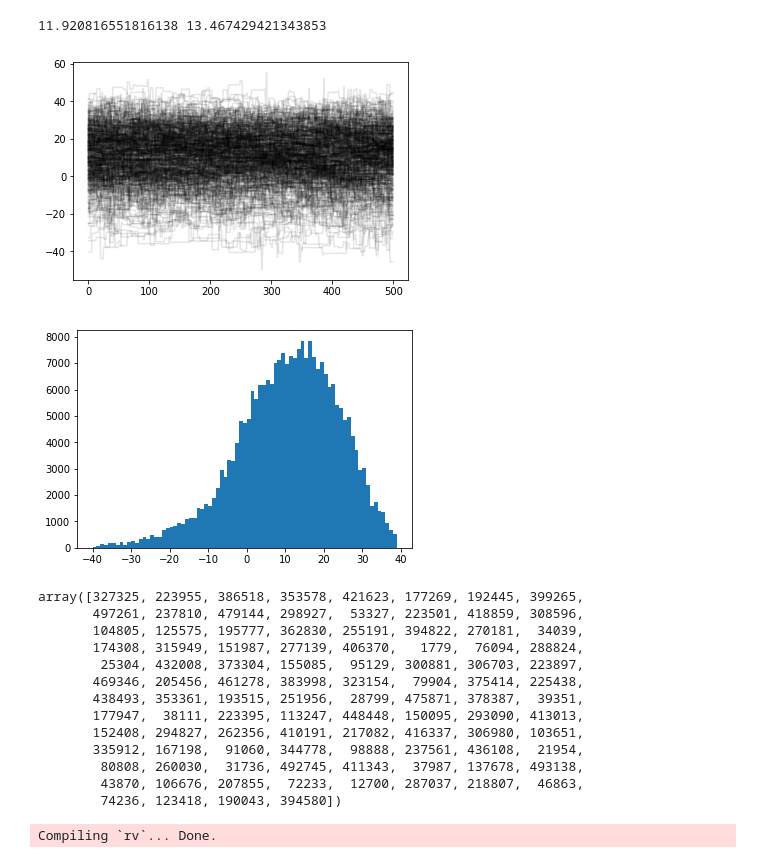
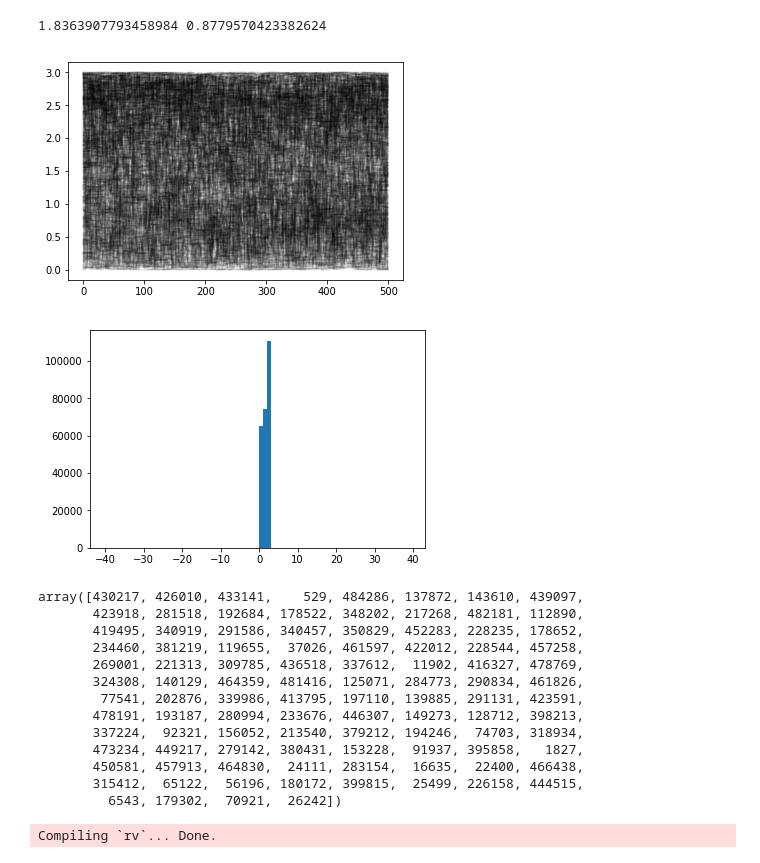
Before and after one commit to benmontet/rm_fits, a Jupyter notebook: notebooks/plot_chains.ipynb, the cells around one changed output. Saved outputs shown, nothing was run; the diff lists cells and outputs as text; code cells hidden in the pictures.

```diff
--- a/notebooks/plot_chains.ipynb
+++ b/notebooks/plot_chains.ipynb
@@ -2,20 +2,20 @@
 import numpy as np
 import matplotlib.pyplot as plt
 # %%
-chain = np.load('../runs/chain_3_2_std_mm.npy')
+chain = np.load('../runs/chain_toymodel_3_factor.npy')
 # %%
-i = 6
+i = -5
 clip = 2500
 plt.plot(chain[0:,clip:,i].T, 'k', alpha=0.1)
 print(np.median(chain[:,clip:,i]), np.std(chain[:,clip:,i]))
 plt.show()
 
 plt.hist(chain[:,clip:,i].flatten(), np.arange(-40, 40, 1))
 plt.show()
 # %% [output]
-11.920816551816138 13.467429421343853
+1.8363907793458984 0.8779570423382624
-[figure, old version]
+[figure, new version]
-[figure, old version]
+[figure, new version]
 # %%
 sc = np.shape(chain)
 # %%
@@ -27,19 +27,19 @@ rand = np.random.randint(0, si[0], 100)
 # %%
 rand
 # %% [output]
-array([327325, 223955, 386518, 353578, 421623, 177269, 192445, 399265,
-       497261, 237810, 479144, 298927,  53327, 223501, 418859, 308596,
-       104805, 125575, 195777, 362830, 255191, 394822, 270181,  34039,
-       174308, 315949, 151987, 277139, 406370,   1779,  76094, 288824,
-        25304, 432008, 373304, 155085,  95129, 300881, 306703, 223897,
-       469346, 205456, 461278, 383998, 323154,  79904, 375414, 225438,
-       438493, 353361, 193515, 251956,  28799, 475871, 378387,  39351,
-       177947,  38111, 223395, 113247, 448448, 150095, 293090, 413013,
-       152408, 294827, 262356, 410191, 217082, 416337, 306980, 103651,
-       335912, 167198,  91060, 344778,  98888, 237561, 436108,  21954,
-        80808, 260030,  31736, 492745, 411343,  37987, 137678, 493138,
-        43870, 106676, 207855,  72233,  12700, 287037, 218807,  46863,
-        74236, 123418, 190043, 394580])
+array([430217, 426010, 433141,    529, 484286, 137872, 143610, 439097,
+       423918, 281518, 192684, 178522, 348202, 217268, 482181, 112890,
+       419495, 340919, 291586, 340457, 350829, 452283, 228235, 178652,
+       234460, 381219, 119655,  37026, 461597, 422012, 228544, 457258,
+       269001, 221313, 309785, 436518, 337612,  11902, 416327, 478769,
+       324308, 140129, 464359, 481416, 125071, 284773, 290834, 461826,
+        77541, 202876, 339986, 413795, 197110, 139885, 291131, 423591,
+       478191, 193187, 280994, 233676, 446307, 149273, 128712, 398213,
+       337224,  92321, 156052, 213540, 379212, 194246,  74703, 318934,
+       473234, 449217, 279142, 380431, 153228,  91937, 395858,   1827,
+       450581, 457913, 464830,  24111, 283154,  16635,  22400, 466438,
+       315412,  65122,  56196, 180172, 399815,  25499, 226158, 444515,
+         6543, 179302,  70921,  26242])
 # %%
 import starry
 
```
Also changed, not shown: parts of 2 cells of this notebook, 16 other files.
